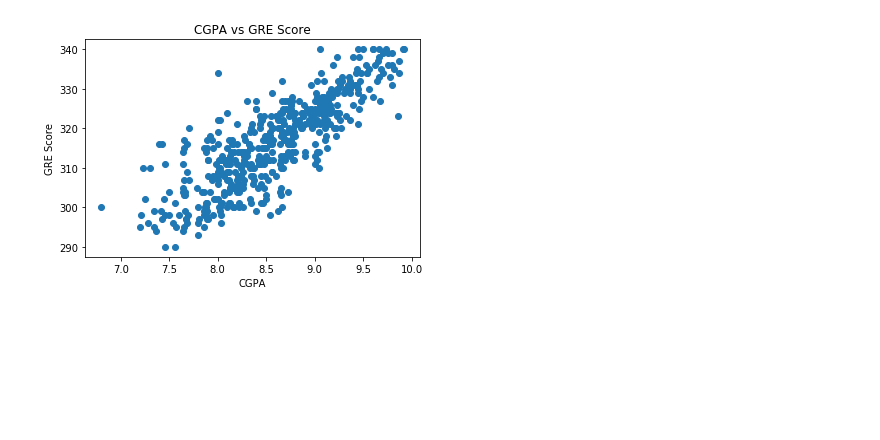
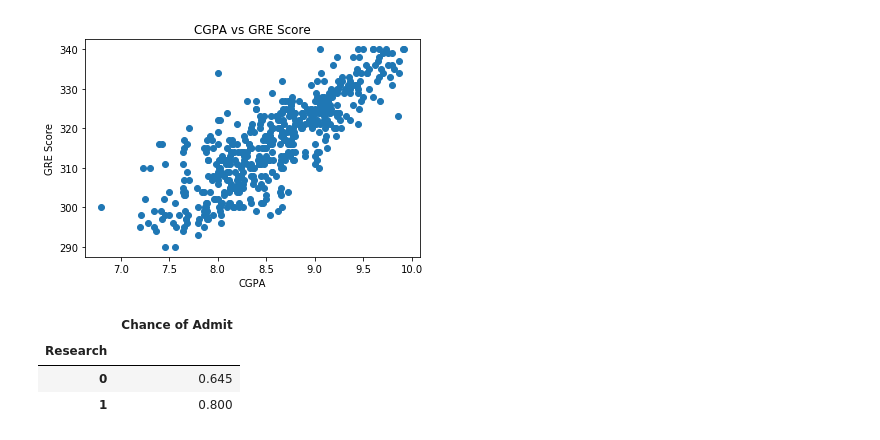
Before and after one commit to DiptoChakrabarty/Data-Science-with-Ml, a Jupyter notebook: Kaggle/Graduation.ipynb, the cells around one changed output. Saved outputs shown, nothing was run; the diff lists cells and outputs as text; code cells hidden in the pictures; blank space fills up the shorter version.

Commit message:
Graduation Research

```diff
--- a/Kaggle/Graduation.ipynb
+++ b/Kaggle/Graduation.ipynb
@@ -139,3 +139,10 @@ plt.title("CGPA vs GRE Score")
 # %% [output]
 Text(0.5, 1.0, 'CGPA vs GRE Score')
 [figure]
+# %%
+train[["Research","Chance of Admit "]].groupby(["Research"]).median()
+# %% [output]
+|  | Chance of Admit |
+| Research |  |
+| 0 | 0.645 |
+| 1 | 0.800 |
```
